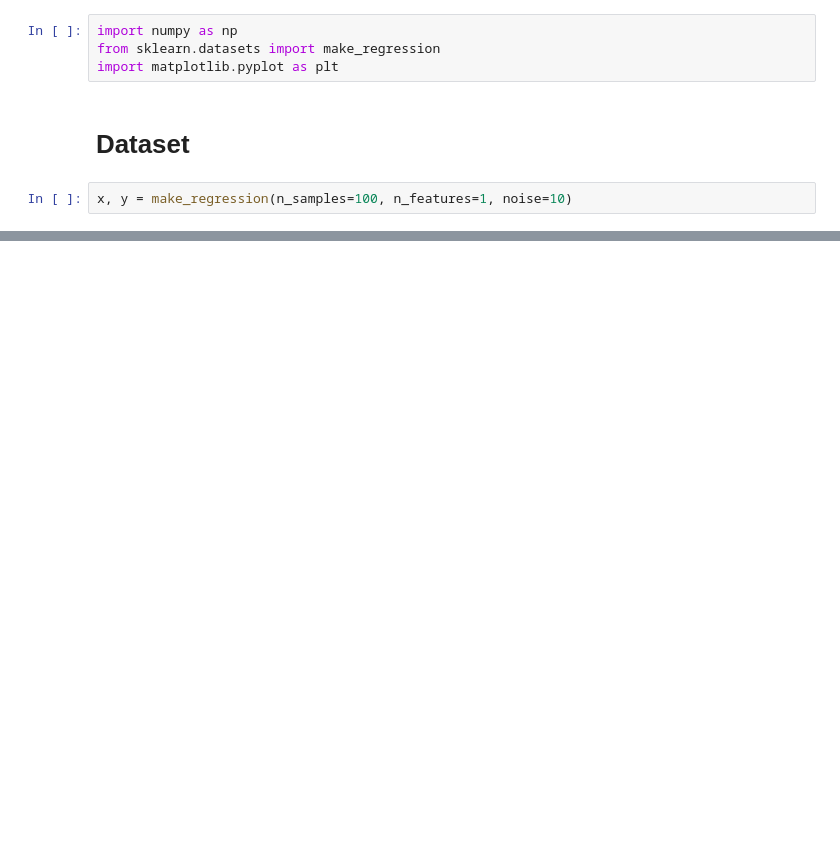
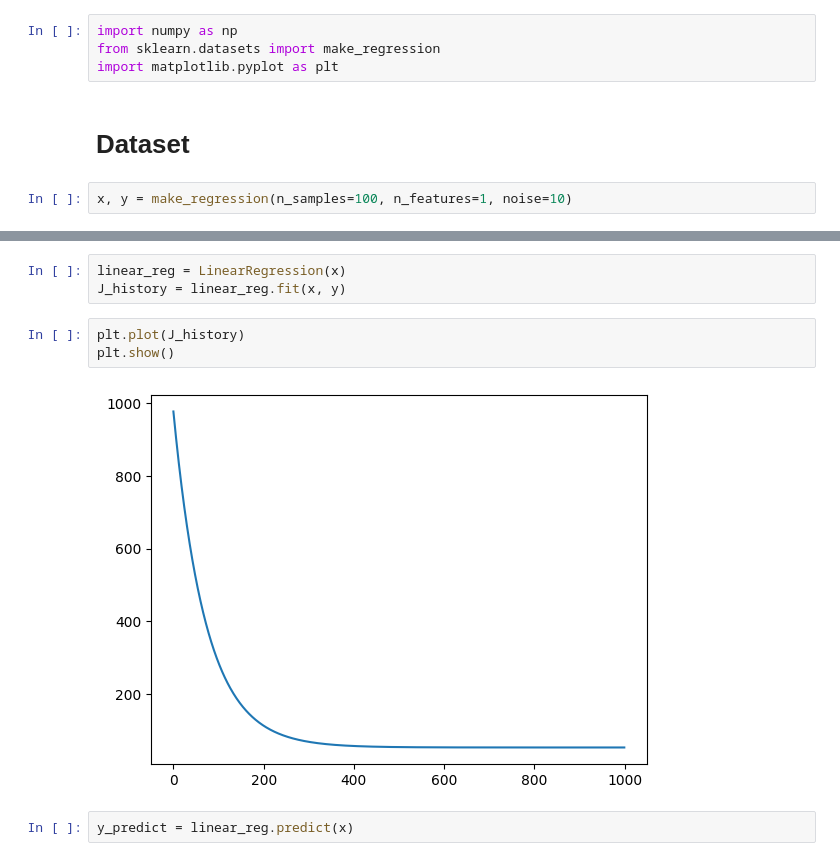
Before and after one commit to chanwinharold/ML_algorithms_from_scratch, a Jupyter notebook: linear_regression_with_numpy.ipynb, the cells around one changed output, grey strips where cells are left out. Saved outputs shown, nothing was run; the diff lists cells and outputs as text; blank space fills up the shorter version.

```diff
--- a/linear_regression_with_numpy.ipynb
+++ b/linear_regression_with_numpy.ipynb
@@ -50,2 +80,12 @@ array([[ 0.177424  ],
+# %%
+linear_reg = LinearRegression(x)
+J_history = linear_reg.fit(x, y)
+# %%
+plt.plot(J_history)
+plt.show()
+# %% [output]
+[figure, added]
+# %%
+y_predict = linear_reg.predict(x)
 # %%
 plt.scatter(x, y)
```
Also changed, not shown: parts of 25 cells of this notebook.
